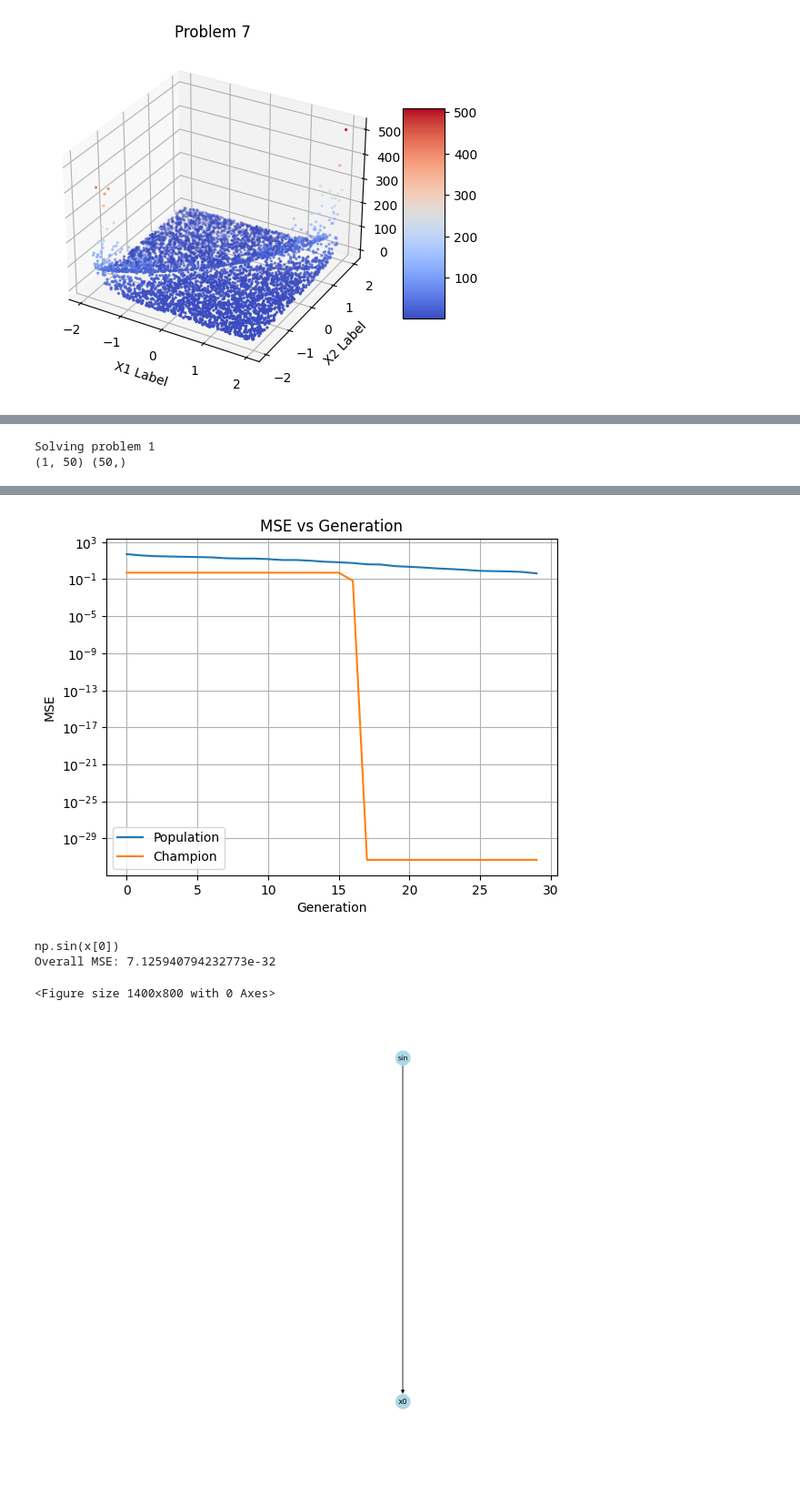
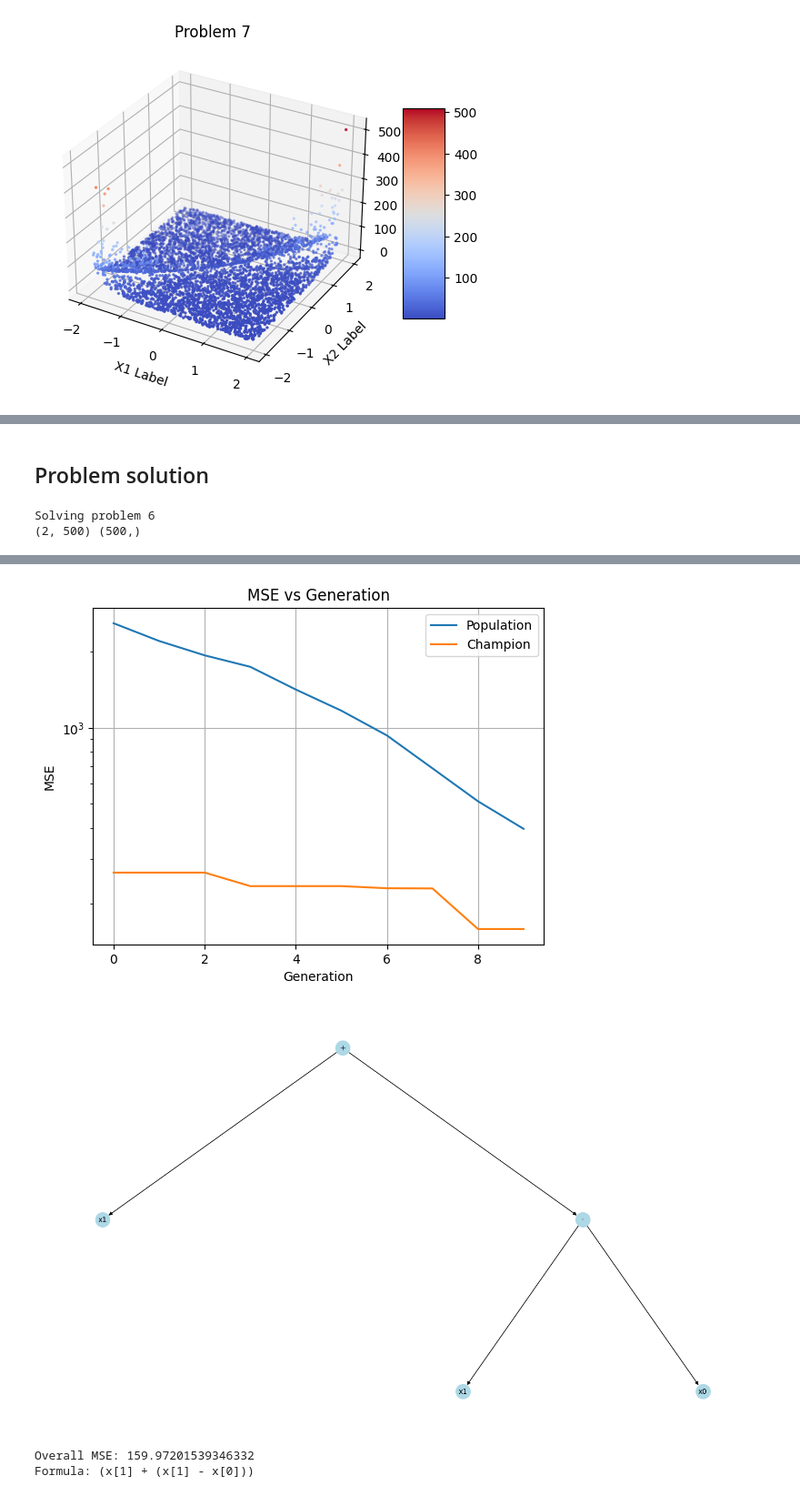
Before and after one commit to MicheleCazzola/project-work, a Jupyter notebook: gp.ipynb, the cells around one changed output, grey strips where cells are left out. Shown at 91% size. Cells and saved outputs as stored; diff of their text form; code cells hidden in the pictures; blank space fills up the shorter version.

Commit message:
results update (probably final), code cleanup

```diff
--- a/gp.ipynb
+++ b/gp.ipynb
@@ -653,7 +689,7 @@ SEED = 42
 TEST_SIZE = 0.1
 NUM_FOLDS = 5
 RED_FACTOR = 0.1
-PROBLEM = 1
+PROBLEM = 6
 
 # Tree parameters
 MAX_DEPTH = 10
@@ -661,13 +697,18 @@ NUM_CONSTANTS = 10
 CONSTANTS_RANGE = 2
 
 # Genetic Algorithm parameters
+EXP_OPERATORS = False
 BUCKET_SIZE = 3
-OFFSPRING_SIZE = 10
-POP_SIZE = 30
-MAX_GENERATIONS = 30
+OFFSPRING_SIZE = 30
+POP_SIZE = 100
+MAX_GENERATIONS = 10
+MAX_STEADY = 40
+MUTATION_PROB = 0.02
 PENALTY_MAX = 0
 PENALTY_MIN = 1e-6
-PENALTY = lambda g: 0.5 * (PENALTY_MAX - PENALTY_MIN) * (np.cos(np.pi * g / MAX_GENERATIONS) + 1) + PENALTY_MIN
+REL_TOL_STEADY = 1e-3
+PENALTY_STOP = MAX_GENERATIONS // 8
+PENALTY = lambda g: (0.5 * (PENALTY_MAX - PENALTY_MIN) * (np.cos(np.pi * g / (PENALTY_STOP)) + 1) + PENALTY_MIN) if g < PENALTY_STOP else 0
 PENALTY = lambda g: PENALTY_MAX
 
 # Modality
@@ -835,56 +939,83 @@ else:
         y_folds_train.append(y_train)
         x_folds_val.append(x_val)
         y_folds_val.append(y_val)
+# %% [markdown]
+## Problem solution
 # %%
+# Initialize random seed
 init_rnd(SEED)
 
 # Initialize population
 variables = [f"x{i}" for i in range(dataset_dim)]
+operators = base_operators if not EXP_OPERATORS else base_operators + exp_operators
 constants_bounds = (-CONSTANTS_RANGE, CONSTANTS_RANGE)
-population = [Individual(Tree.create_individual(operators, variables, constants_bounds, max_depth=MAX_DEPTH), 0) for _ in range(POP_SIZE)]
+population = [Individual(Tree.create_individual(base_operators, variables, constants_bounds, max_depth=MAX_DEPTH), 0) for _ in range(POP_SIZE)]
 
 print(f"Solving problem {PROBLEM}")
 
+# Reduce dataset (only in training mode)
 x_total, y_total = x_train, y_train
 if RED_FACTOR != 1 and MODE == Modality.TRAIN:
     x_train, y_train = reduce_dataset(x_train, y_train, RED_FACTOR)
 
+# Print dataset shapes
 print(x_train.shape, y_train.shape)
 if MODE != Modality.TRAIN:
     print(x_val.shape, y_val.shape)
 
+#----------- Solve problem
+
+# Training mode: all data retained is used for both training and validation
 if MODE == Modality.TRAIN:
-    if RED_FACTOR != 1:
-        champion, (train_losses, champ_losses) = evolutionary_solve(population, x_train, y_train, MODE, tot_dataset=x_total, tot_labels=y_total)
-    else:
-        champion, (train_losses, champ_losses) = evolutionary_solve(population, x_train, y_train, MODE)
+    champion, (train_losses, champ_losses) = evolutionary_solve(population, x_train, y_train, MODE)
+
+# Single-split validation mode: data is split into training and validation sets
+# The champion is evaluated on the validation set
+# More consistent, but issues due to smaller dataset
 elif MODE == Modality.TEST_SINGLE_SPLIT:
     champion, (train_losses, val_losses) = evolutionary_solve(population, x_train, y_train, MODE, x_val, y_val)
+
+# K-fold cross-validation mode: data is split into k folds
+# The champion is evaluated on each fold and the final champion is the average of the k champions
+# More robust, but issues due to smaller datasets
+# Very time-consuming
+# Not used in final experiments, but the code has been run for testing purposes
 else:
-    champions = []
+    champions: list[Individual] = []
     train_losses, val_losses = [], []
+
+    # Iterate over the folds
     for x_train, y_train, x_val, y_val in zip(x_folds_train, y_folds_train, x_folds_val, y_folds_val):
+
+        # Find and evaluate the champion for each fold
         champion, (train_losses_single, val_losses_single) = evolutionary_solve(population, x_train, y_train, MODE, x_val, y_val)
         champions.append(champion)
         train_losses.append(train_losses_single)
         val_losses.append(val_losses_single)
 
-    weights = [1/len(champions)] * len(champions)
-    champion_genome = Tree.merge([ch.genome for ch in champions], weights)
+    # Merge the champions into a single champion
+    # Evaluation is done later
+    champion_genome = Tree.merge([ch.genome for ch in champions])
     champion = Individual(champion_genome, 0)
 
+# Plot the champion genome (formula)
+champion.genome.draw()
+plt.show()
 
-plt.figure(figsize=(14,8))
-champion.genome.draw()
-print(champion.genome.to_math_notation())
+# Evaluate the champion on the total dataset (even if reduced for training)
 mse_overall = Tree.mse(champion.genome, x_total, y_total)
 
-
+# Plot results
+# In case of single-split validation, the validation MSE is also computed
 if MODE == Modality.TEST_SINGLE_SPLIT:
     mse_val = Tree.mse(champion.genome, x_val, y_val)
     print(f"Train MSE: {champion.mse}, Validation MSE: {mse_val}, Overall MSE: {mse_overall}")
 else:
     print(f"Overall MSE: {mse_overall}")
+
+
+# Plot the champion formula as mathematical notation
+print(f"Formula: {champion.genome}")
 # %% [output]
-Solving problem 1
-(1, 50) (50,)
+Solving problem 6
+(2, 500) (500,)
@@ -908,5 +1032,4 @@ Generation: 29, Champion - TR: 4.930380657631324e-32 (0.4125841655220246), Depth
-[figure, old version]
+[figure, new version]
+[figure, new version]
-np.sin(x[0])
-Overall MSE: 7.125940794232773e-32
+Overall MSE: 159.97201539346332
+Formula: (x[1] + (x[1] - x[0]))
-<Figure size 1400x800 with 0 Axes>
-[figure, old version]
```
Also changed, not shown: parts of 51 cells of this notebook, 18 other files.
